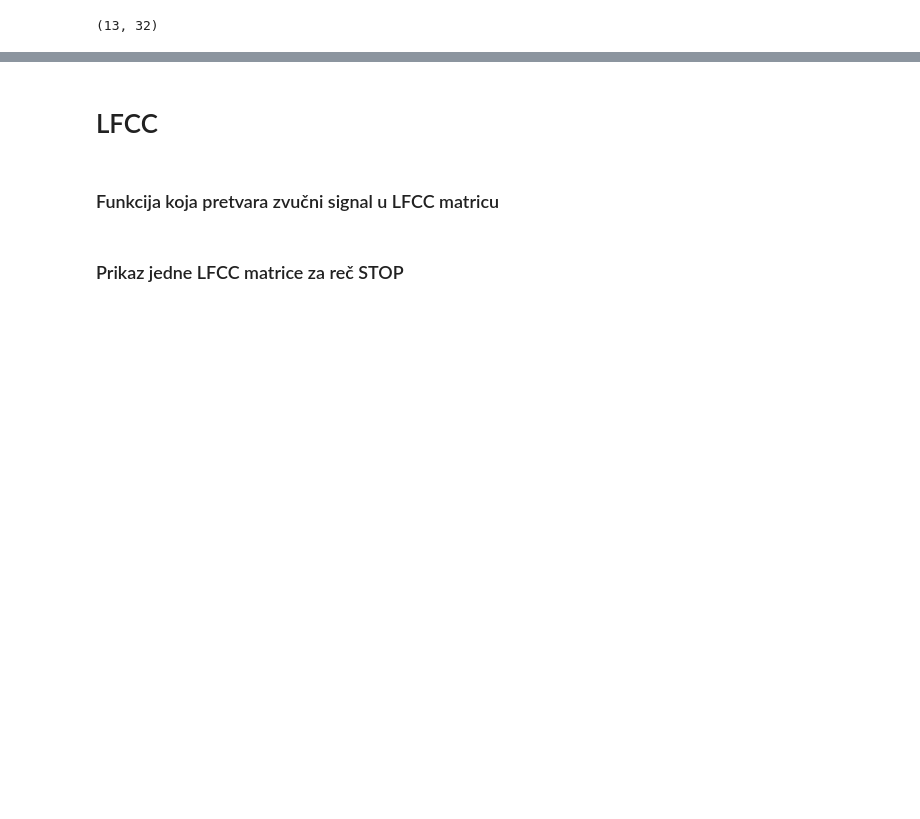
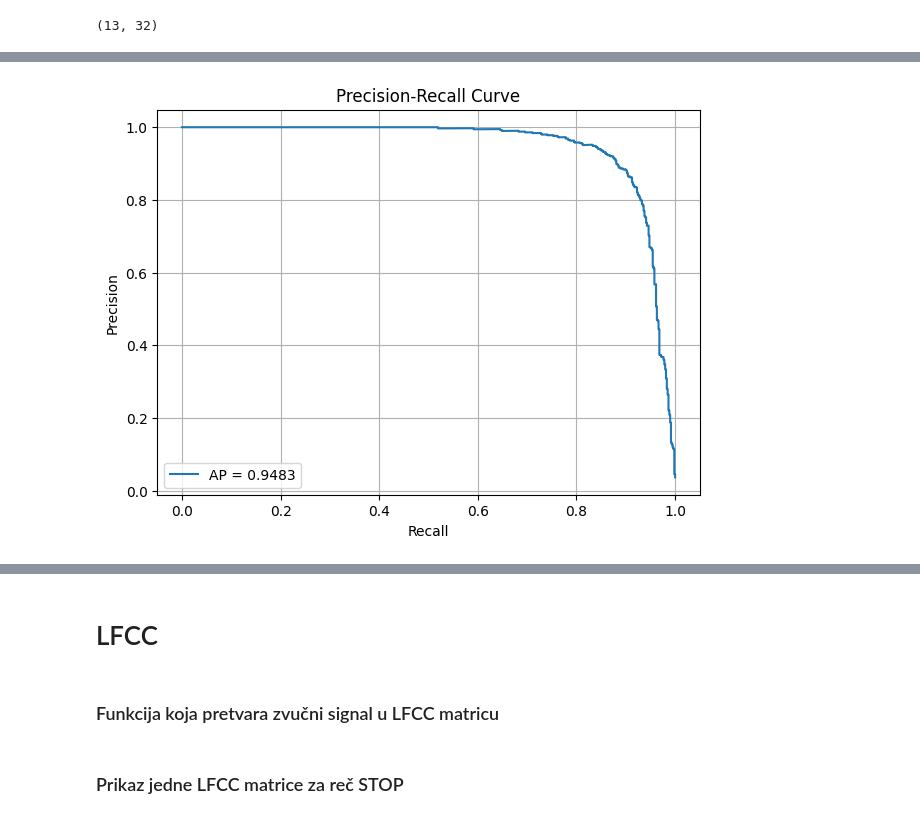
Before and after one commit to medenica02/wake-word-detection, a Jupyter notebook: main.ipynb, the cells around one changed output, grey strips where cells are left out. Drawn from its saved outputs; the diff is of its cells as text; code cells hidden in the pictures; blank space fills up the shorter version.

```diff
--- a/main.ipynb
+++ b/main.ipynb
@@ -173,0 +278,14 @@ y_test: (15439,)
+# %%
+precision, recall, pr_thresholds= precision_recall_curve(all_labels,all_probs)
+ap_score= average_precision_score(all_labels, all_probs)
+
+plt.figure(figsize=(7,5))
+plt.plot(recall, precision,label=f"AP = {ap_score:.4f}")
+plt.xlabel("Recall")
+plt.ylabel("Precision")
+plt.title("Precision-Recall Curve")
+plt.legend()
+plt.grid(True)
+plt.show()
+# %% [output]
+[figure, added]
```
Also changed, not shown: parts of 19 cells of this notebook, 6 other files.
